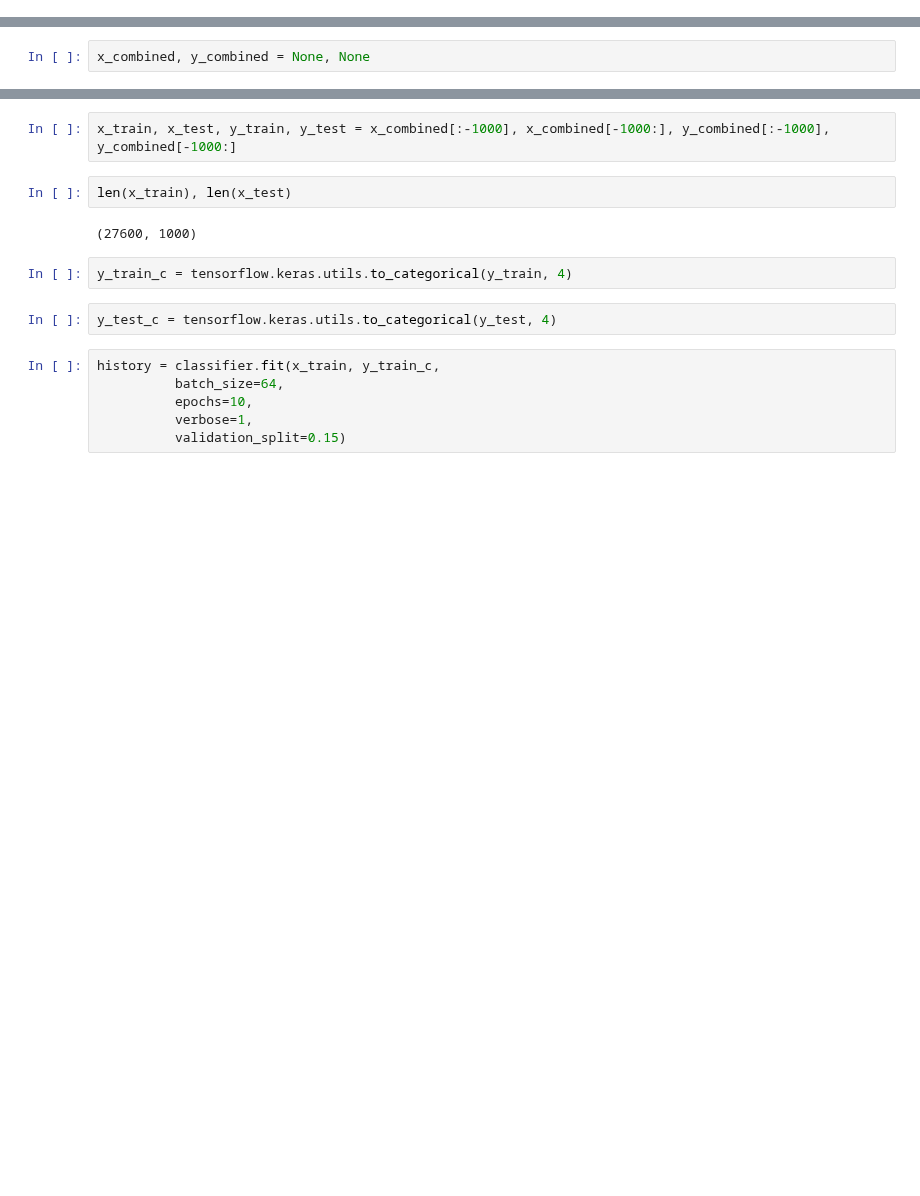
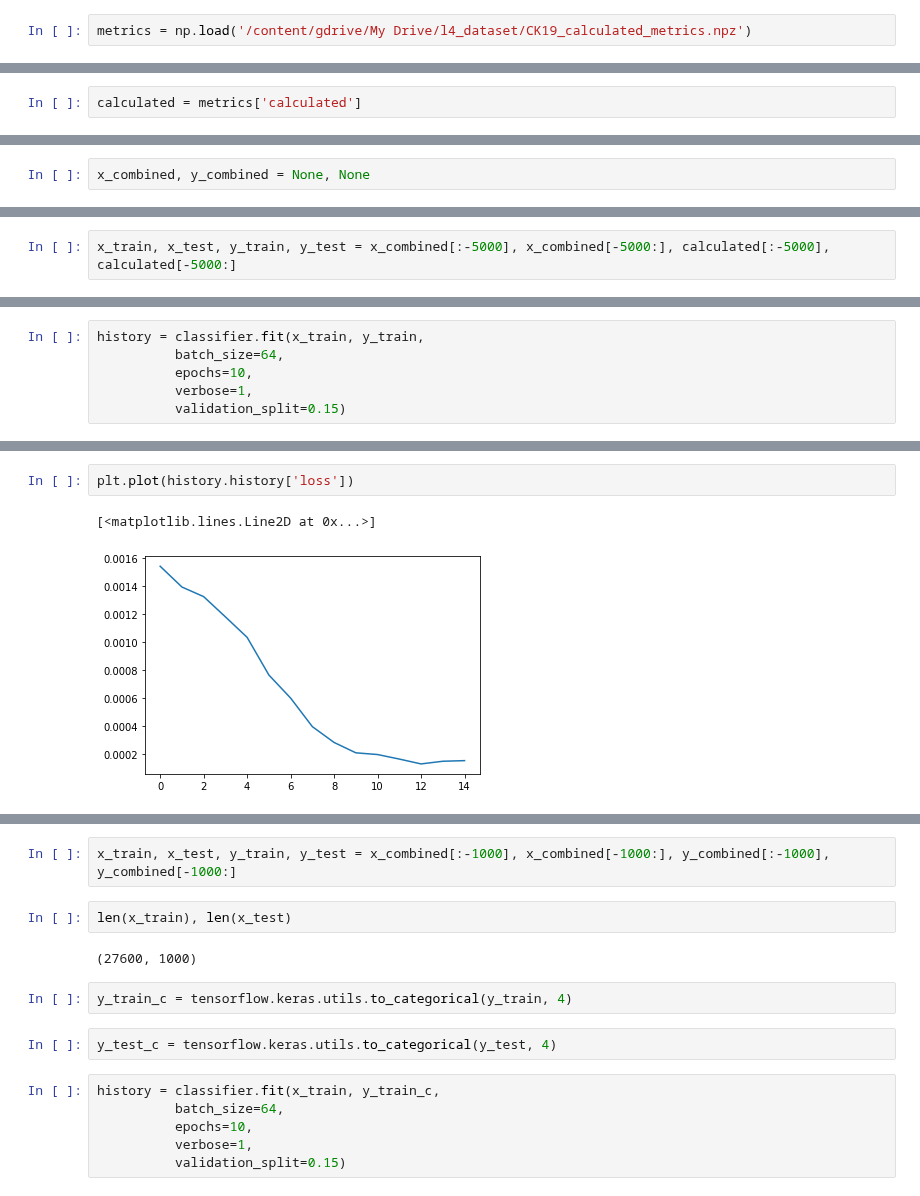
Before and after one commit to leonore/deep-learning-for-immune-cells, a Jupyter notebook: src/cell_classifier.ipynb, the cells around one changed output, grey strips where cells are left out. Saved outputs shown, nothing was run; the diff lists cells and outputs as text; blank space fills up the shorter version.

```diff
--- a/src/cell_classifier.ipynb
+++ b/src/cell_classifier.ipynb
@@ -206,11 +228,15 @@ def plot_range(imgs, rn=8):
 # %%
 npzfile = np.load('/content/gdrive/My Drive/l4_dataset/CK19_full.npz')
+# %%
+metrics = np.load('/content/gdrive/My Drive/l4_dataset/CK19_calculated_metrics.npz')
 # %%
 filenames = npzfile['y']
 # %%
 y = np.array([get_label(i) for i in filenames])
 # %%
 X = npzfile['x']
+# %%
+calculated = metrics['calculated']
 # %% [markdown]
 ## Process images into dataset
 # %%
@@ -292,0 +319,2 @@ plot_range(x_combined, rn=5739)
+# %%
+x_train, x_test, y_train, y_test = x_combined[:-5000], x_combined[-5000:], calculated[:-5000], calculated[-5000:]
@@ -292,0 +325,6 @@ plot_range(x_combined, rn=5739)
+# %%
+history = classifier.fit(x_train, y_train,
+          batch_size=64,
+          epochs=10,
+          verbose=1,
+          validation_split=0.15)
@@ -292,0 +349,5 @@ plot_range(x_combined, rn=5739)
+# %%
+plt.plot(history.history['loss'])
+# %% [output]
+[<matplotlib.lines.Line2D at 0x...>]
+[figure, added]
```
Also changed, not shown: parts of 32 cells of this notebook.
